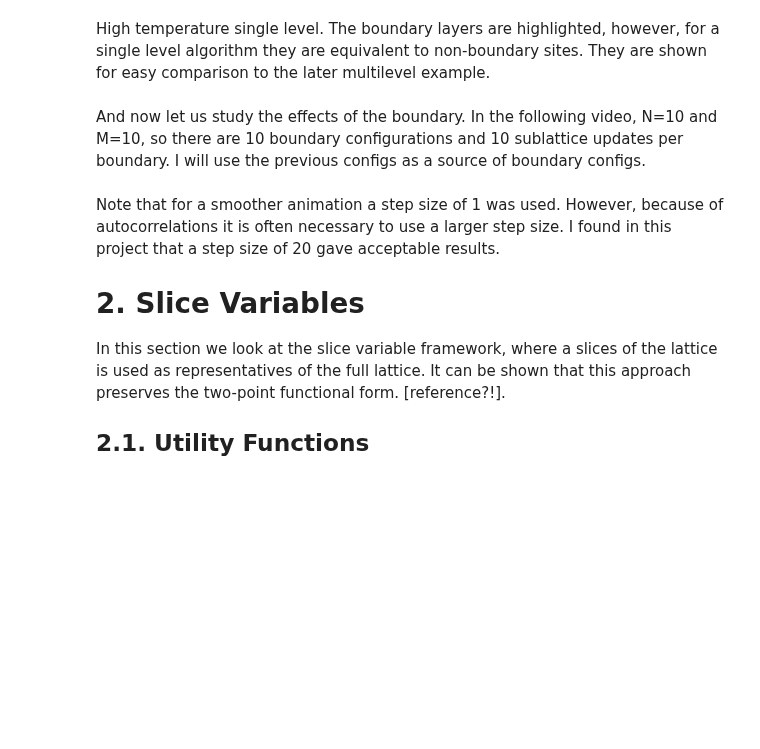
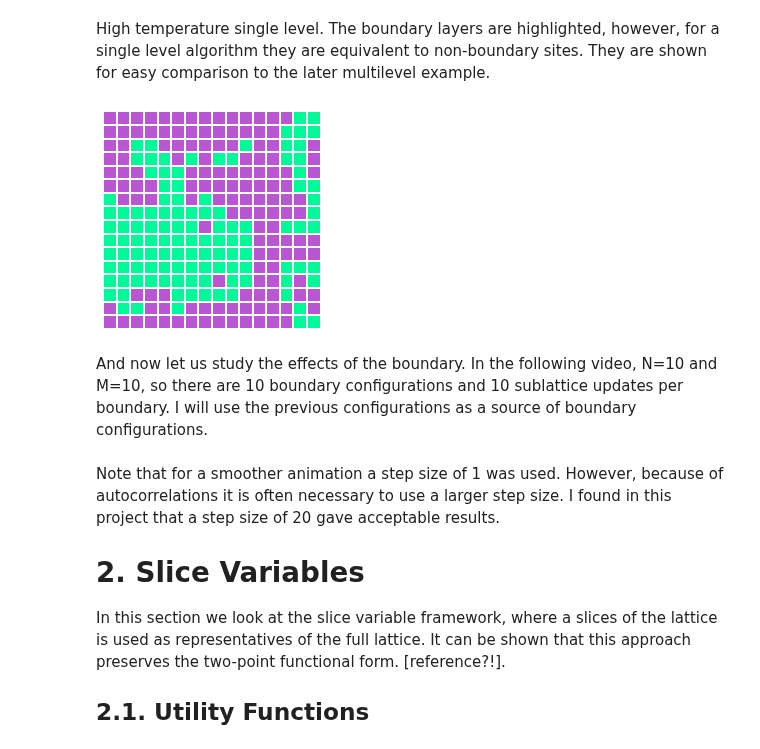
Before and after one commit to BenKMorley/Multilevel_notebook, a Jupyter notebook: Multilevel_Ising_cut.ipynb, the cells around one changed output. Drawn from its saved outputs; the diff is of its cells as text; code cells hidden in the pictures; blank space fills up the shorter version.

```diff
--- a/Multilevel_Ising_cut.ipynb
+++ b/Multilevel_Ising_cut.ipynb
@@ -404,0 +37,6 @@ def generate_states_1_1(L, beta, N, step, initial, rerun=False, initial_spins=No
+# %%
+def file_exists(directory, file):
+    files = os.popen(f'ls {directory}')
+    files = [x[:-1] for x in files]  # Remove the '\n' charachter from filenames
+
+    return file in files
@@ -404,0 +335,21 @@ def generate_states_1_1(L, beta, N, step, initial, rerun=False, initial_spins=No
+# %%
+def neighbour_total(spin_array):
+    """
+        This function takes an array of spins, and returns, at each position in
+        the lattice, the total of the neighbouring spins to that lattice position.
+
+        INPUTS :
+        --------
+        spin_array: numpy array object with entries of either 1 or (-1)
+
+        OUTPUTS :
+        ---------
+        total_neighbour_spin: a numpy array of the same shape and type as the spin_array
+    """
+    total_neighbour_spin = numpy.zeros(spin_array.shape)
+
+    for dim in range(len(spin_array.shape)):
+        total_neighbour_spin += numpy.roll(spin_array, 1, axis=dim)
+        total_neighbour_spin += numpy.roll(spin_array, -1, axis=dim)
+
+    return total_neighbour_spin
@@ -478,18 +604,22 @@ To check that the system is behaving as expected, the following movie function t
 # %% [markdown]
 High temperature single level. The boundary layers are highlighted, however, for a single level algorithm they are equivalent to non-boundary sites. They are shown for easy comparison to the later multilevel example.
 # %%
-# data = generate_states_1_1(16, 0.4, 100, 1, 1, rerun=False, initial_spins=None)
+data = generate_states_1_1(16, 0.4, 100, 1, 1, rerun=False)
 
-# anim = animate(data, 100, 0.1, save_fig=False, filename=None,
-#             show_fig=True)
+anim = animate(data, 100, 0.1)
 
-# anim.save('single_level_spin_movie.gif', dpi=500)
-# print(matplotlib.rcParams)
-# rc('animation', html='html5')
+directory = f'{base_directory}movies/'
+filename = 'single_level_spin_movie.gif'
 
-# HTML(anim.to_html5_video())
+if not os.path.isdir(directory):
+    os.makedirs(directory)
+
+# GIF type animation saved to file
+anim.save(f'{directory}{filename}', dpi=500)
+# %% [output]
+[figure, added]
 # %% [markdown]
-And now let us study the effects of the boundary. In the following video, N=10 and M=10, so there are 10 boundary configurations and 10 sublattice updates per boundary. I will use the previous configs as a source of boundary configs.
+And now let us study the effects of the boundary. In the following video, N=10 and M=10, so there are 10 boundary configurations and 10 sublattice updates per boundary. I will use the previous configurations as a source of boundary configurations.
 # %%
 # data = generate_states_splitting(16, 0.4, 10, 10, 1, (2, 2), 100, 1)
 
```
Also changed, not shown: parts of 51 cells of this notebook.
